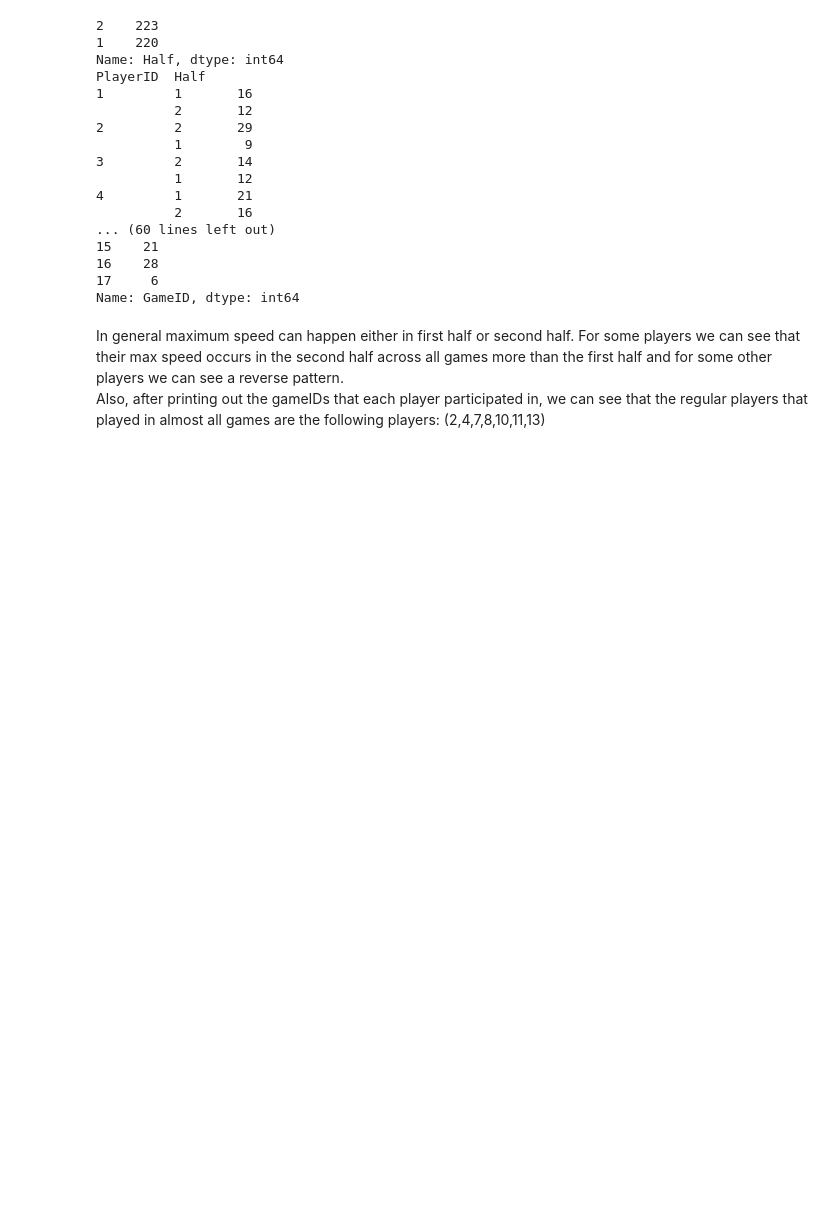
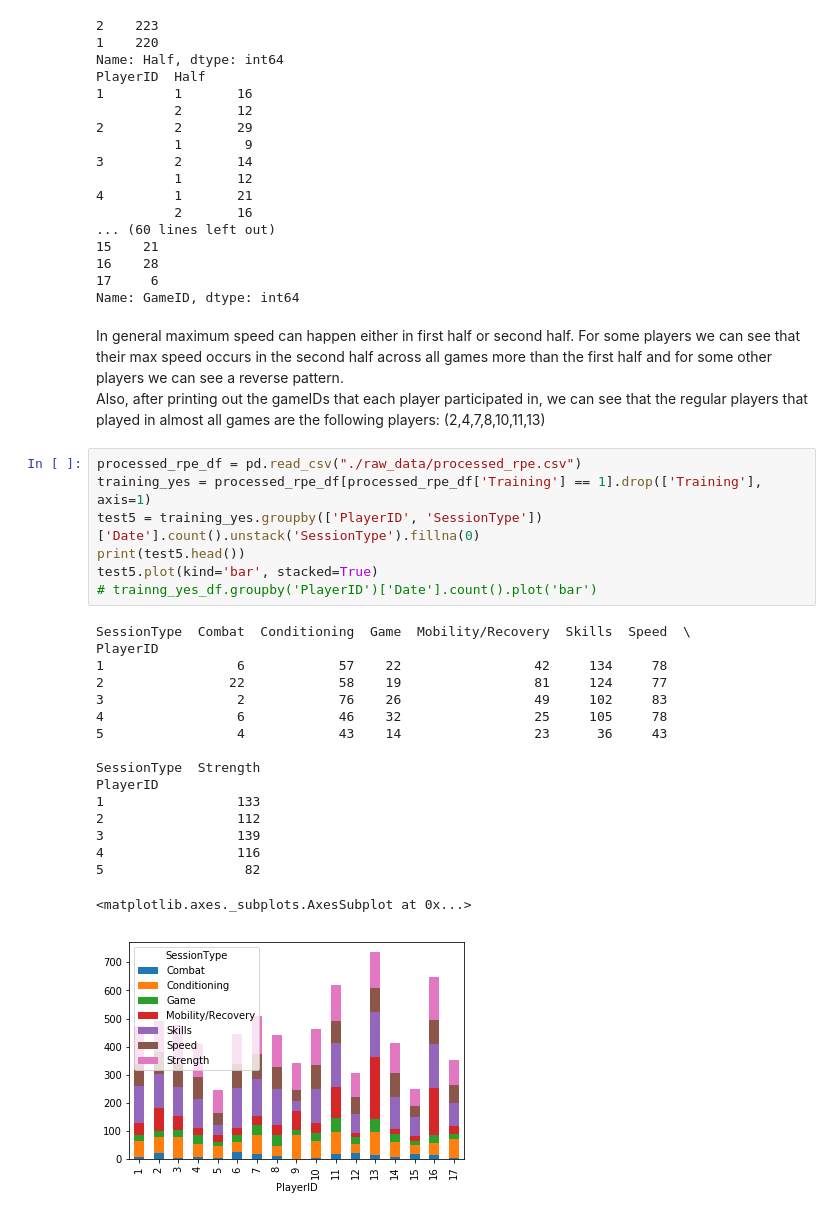
Before and after one commit to JoeRoussy/sta2453-project-1, a Jupyter notebook: gps_factor_analysis.ipynb, the cells around one changed output. Cells and saved outputs as stored; diff of their text form; blank space fills up the shorter version.

```diff
--- a/gps_factor_analysis.ipynb
+++ b/gps_factor_analysis.ipynb
@@ -234,3 +231,28 @@ Name: GameID, dtype: int64
 # %% [markdown]
 In general maximum speed can happen either in first half or second half. For some players we can see that their max speed occurs in the second half across all games more than the first half and for some other players we can see a reverse pattern.<br>
 Also, after printing out the gameIDs that each player participated in, we can see that the regular players that played in almost all games are the following players: (2,4,7,8,10,11,13)
+# %%
+processed_rpe_df = pd.read_csv("./raw_data/processed_rpe.csv")
+training_yes = processed_rpe_df[processed_rpe_df['Training'] == 1].drop(['Training'], axis=1)
+test5 = training_yes.groupby(['PlayerID', 'SessionType'])['Date'].count().unstack('SessionType').fillna(0)
+print(test5.head())
+test5.plot(kind='bar', stacked=True)
+# trainng_yes_df.groupby('PlayerID')['Date'].count().plot('bar')
+# %% [output]
+SessionType  Combat  Conditioning  Game  Mobility/Recovery  Skills  Speed  \
+PlayerID
+1                 6            57    22                 42     134     78
+2                22            58    19                 81     124     77
+3                 2            76    26                 49     102     83
+4                 6            46    32                 25     105     78
+5                 4            43    14                 23      36     43
+
+SessionType  Strength
+PlayerID
+1                 133
+2                 112
+3                 139
+4                 116
+5                  82
+<matplotlib.axes._subplots.AxesSubplot at 0x...>
+[figure, added]
```
Also changed, not shown: parts of 4 cells of this notebook, 1 other file.
